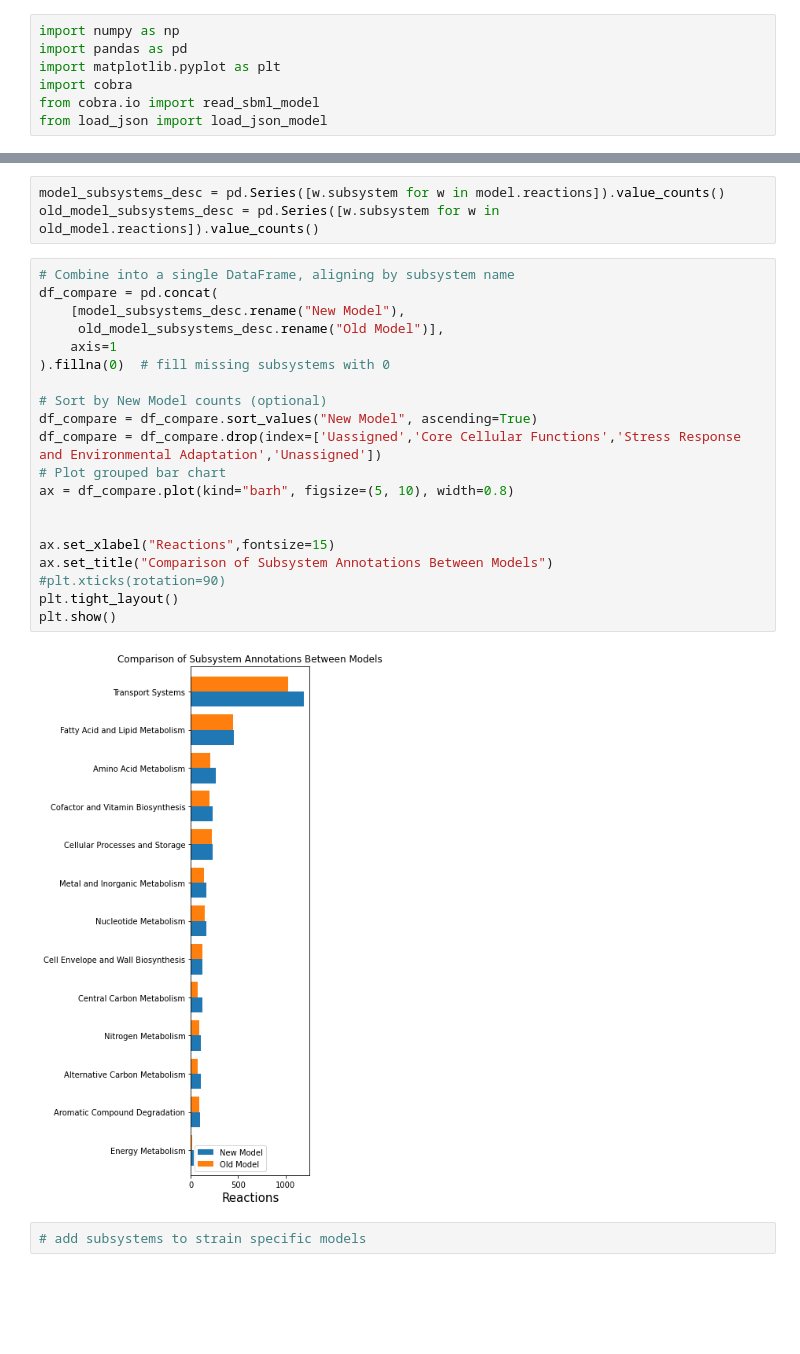
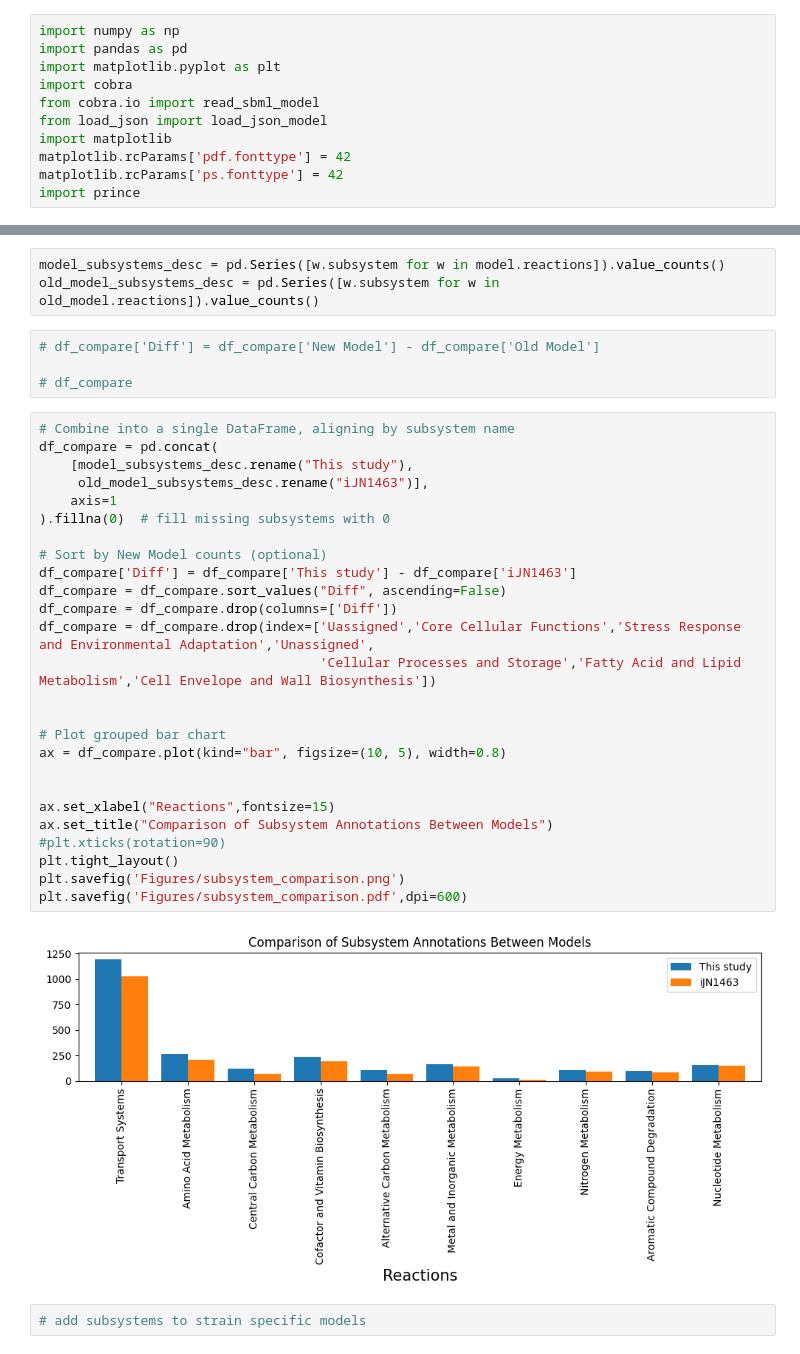
Before and after one commit to SBRG/Pseudomonas_putida_GEMs, a Jupyter notebook: subsystem_annotation.ipynb, the cells around one changed output, grey strips where cells are left out. Saved outputs shown, nothing was run; the diff lists cells and outputs as text; blank space fills up the shorter version.

```diff
--- a/subsystem_annotation.ipynb
+++ b/subsystem_annotation.ipynb
@@ -5,6 +5,10 @@ import matplotlib.pyplot as plt
 import cobra
 from cobra.io import read_sbml_model
 from load_json import load_json_model
+import matplotlib
+matplotlib.rcParams['pdf.fonttype'] = 42
+matplotlib.rcParams['ps.fonttype'] = 42
+import prince
 # %% [markdown]
  Read models
 # %%
@@ -262,28 +264,38 @@ for rxn in model.reactions:
 # %%
 model_subsystems_desc = pd.Series([w.subsystem for w in model.reactions]).value_counts()
 old_model_subsystems_desc = pd.Series([w.subsystem for w in old_model.reactions]).value_counts()
+# %%
+# df_compare['Diff'] = df_compare['New Model'] - df_compare['Old Model']
+
+# df_compare
 # %%
 # Combine into a single DataFrame, aligning by subsystem name
 df_compare = pd.concat(
-    [model_subsystems_desc.rename("New Model"),
-     old_model_subsystems_desc.rename("Old Model")],
+    [model_subsystems_desc.rename("This study"),
+     old_model_subsystems_desc.rename("iJN1463")],
     axis=1
 ).fillna(0)  # fill missing subsystems with 0
 
 # Sort by New Model counts (optional)
-df_compare = df_compare.sort_values("New Model", ascending=True)
-df_compare = df_compare.drop(index=['Uassigned','Core Cellular Functions','Stress Response and Environmental Adaptation','Unassigned'])
+df_compare['Diff'] = df_compare['This study'] - df_compare['iJN1463']
+df_compare = df_compare.sort_values("Diff", ascending=False)
+df_compare = df_compare.drop(columns=['Diff'])
+df_compare = df_compare.drop(index=['Uassigned','Core Cellular Functions','Stress Response and Environmental Adaptation','Unassigned',
+                                    'Cellular Processes and Storage','Fatty Acid and Lipid Metabolism','Cell Envelope and Wall Biosynthesis'])
+
+
 # Plot grouped bar chart
-ax = df_compare.plot(kind="barh", figsize=(5, 10), width=0.8)
+ax = df_compare.plot(kind="bar", figsize=(10, 5), width=0.8)
 
 
 ax.set_xlabel("Reactions",fontsize=15)
 ax.set_title("Comparison of Subsystem Annotations Between Models")
 #plt.xticks(rotation=90)
 plt.tight_layout()
-plt.show()
+plt.savefig('Figures/subsystem_comparison.png')
+plt.savefig('Figures/subsystem_comparison.pdf',dpi=600)
 # %% [output]
-[figure, old version]
+[figure, new version]
 # %%
 # add subsystems to strain specific models
 # %%
```
Also changed, not shown: parts of 9 cells of this notebook, 9 other files.
